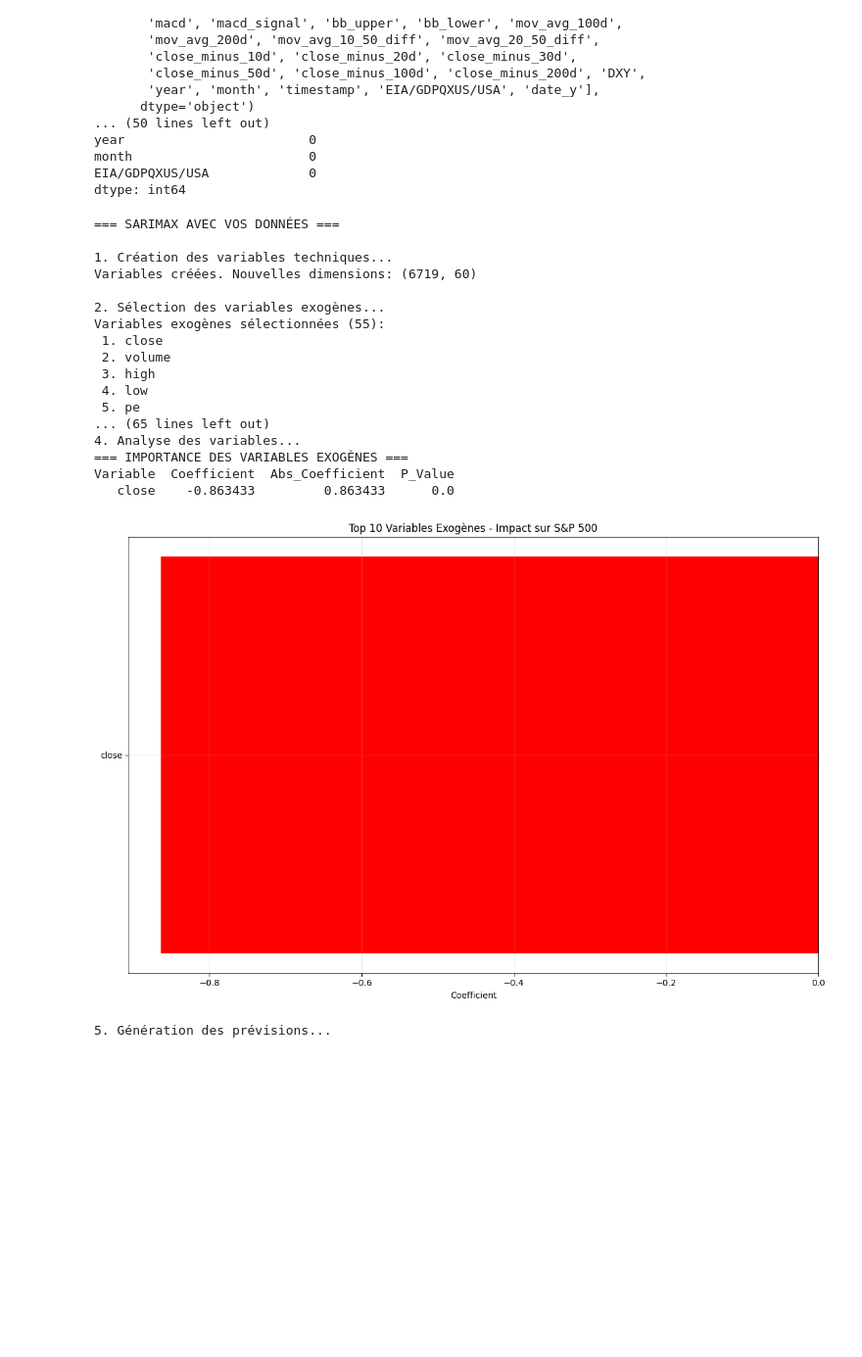
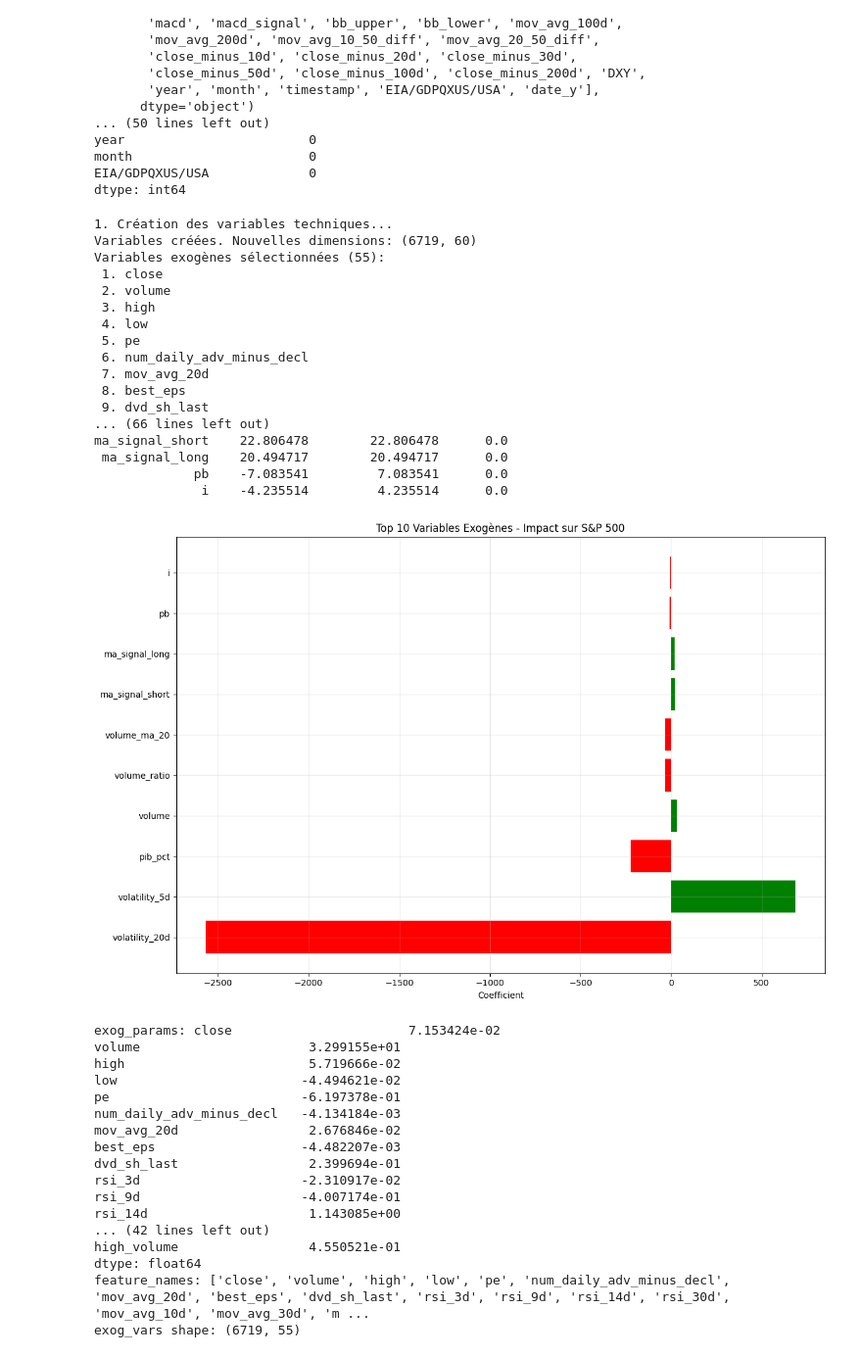
Before and after one commit to Alazuz/bigdata_project, a Jupyter notebook: SARIMAX.ipynb, the cells around one changed output. Shown at 98% size. Drawn from its saved outputs; the diff is of its cells as text; code cells hidden in the pictures; blank space fills up the shorter version.

Commit message:
SARIMAX

```diff
--- a/SARIMAX.ipynb
+++ b/SARIMAX.ipynb
@@ -286,7 +286,7 @@ class SP500SARIMAXForecaster:
             print(f"Erreur lors de la prévision: {e}")
             return None, None
 
-    def plot_forecast(self, target_column='close', n_periods=10, figsize=(15, 8)):
+    def plot_forecast(self, target_column='cible', n_periods=10, figsize=(15, 8)):
         """
         Visualise les prévisions SARIMAX
         """
@@ -340,7 +340,8 @@ class SP500SARIMAXForecaster:
 
         # Coefficients des variables exogènes
         params = self.fitted_model.params
-        exog_params = params[params.index.str.contains('x')]  # Variables exogènes sont préfixées 'x'
+        # Prendre tous les coefficients qui sont dans feature_names
+        exog_params = params[params.index.isin(self.feature_names)]
 
         if len(exog_params) > 0:
             # Créer un DataFrame avec les coefficients
@@ -365,6 +366,9 @@ class SP500SARIMAXForecaster:
             plt.grid(True, alpha=0.3)
             plt.tight_layout()
             plt.show()
+            print("exog_params:", exog_params)
+            print("feature_names:", self.feature_names)
+            print("exog_vars shape:", self.exog_vars.shape)
 
             return importance_df
         else:
@@ -404,6 +408,32 @@ if fitted_model:
     # 5. Générer des prévisions
     forecast, conf_int = forecaster.plot_forecast(target_column='cible', n_periods=10)
 
+    # Extraire les 30 dernières valeurs observées
+    last_30 = forecaster.data['cible'].dropna()[-20:]
+
+    # Créer les dates futures (si pas déjà fait)
+    last_date = last_30.index[-1]
+    future_dates = pd.bdate_range(start=last_date + pd.Timedelta(days=1), periods=len(forecast))
+
+    # Concaténer les valeurs et les dates pour un seul plot si besoin
+    all_values = pd.concat([last_30, pd.Series(forecast.values, index=future_dates)])
+    all_dates = all_values.index
+
+    plt.figure(figsize=(12, 6))
+    plt.plot(last_30.index, last_30.values, label='Observé (30 derniers jours)', color='blue', marker='o')
+    plt.plot(future_dates, forecast.values, label='Prévision (10 jours)', color='red', marker='o')
+    plt.fill_between(future_dates, conf_int.iloc[:, 0], conf_int.iloc[:, 1], color='red', alpha=0.2, label='IC 95%')
+    plt.title("S&P 500 - 30 dernières valeurs et 10 prévisions SARIMAX")
+    plt.xlabel("Date")
+    plt.ylabel("S&P 500")
+    plt.legend()
+    plt.grid(alpha=0.3)
+    plt.xticks(rotation=45)
+    plt.tight_layout()
+    plt.show()
+
+# ...existing code...
+
     # 6. Résumé du modèle
     print("\n6. Résumé du modèle:")
     print(forecaster.summary())
@@ -424,42 +454,58 @@ if fitted_model:
     print(f"Date: {last_date.strftime('%Y-%m-%d')}\n")
 
     print("Prédictions pour les 10 prochains jours:")
     print("-" * 60)
     for i in range(len(forecast)):
         date = future_dates[i]
         price = forecast.iloc[i]
         lower = conf_int.iloc[i, 0]
         upper = conf_int.iloc[i, 1]
 
         print(f"{date.strftime('%Y-%m-%d')} | Prix: {price:7.2f} | IC 95%: [{lower:7.2f}, {upper:7.2f}]")
 
     # Variation attendue J+1
     change = forecast.iloc[0] - forecaster.data['cible'].iloc[-1]
     change_pct = (change / forecaster.data['cible'].iloc[-1]) * 100
 
     print("\n" + "=" * 60)
     print(f"💡 PRÉDICTION POUR DEMAIN:")
     print(f"   Prix prédit: {forecast.iloc[0]:.2f}")
     print(f"   Variation:   {change:+.2f} ({change_pct:+.2f}%)")
     print("=" * 60)
 # %% [output]
-=== SARIMAX AVEC VOS DONNÉES ===
-
 1. Création des variables techniques...
 Variables créées. Nouvelles dimensions: (6719, 60)
-
-2. Sélection des variables exogènes...
 Variables exogènes sélectionnées (55):
  1. close
  2. volume
  3. high
  4. low
  5. pe
-... (65 lines left out)
-4. Analyse des variables...
-=== IMPORTANCE DES VARIABLES EXOGÈNES ===
-Variable  Coefficient  Abs_Coefficient  P_Value
-   close    -0.863433         0.863433      0.0
+ 6. num_daily_adv_minus_decl
+ 7. mov_avg_20d
+ 8. best_eps
+ 9. dvd_sh_last
+... (66 lines left out)
+ma_signal_short    22.806478        22.806478      0.0
+ ma_signal_long    20.494717        20.494717      0.0
+             pb    -7.083541         7.083541      0.0
+              i    -4.235514         4.235514      0.0
-[figure, old version]
+[figure, new version]
-5. Génération des prévisions...
+exog_params: close                       7.153424e-02
+volume                      3.299155e+01
+high                        5.719666e-02
+low                        -4.494621e-02
+pe                         -6.197378e-01
+num_daily_adv_minus_decl   -4.134184e-03
+mov_avg_20d                 2.676846e-02
+best_eps                   -4.482207e-03
+dvd_sh_last                 2.399694e-01
+rsi_3d                     -2.310917e-02
+rsi_9d                     -4.007174e-01
+rsi_14d                     1.143085e+00
+... (42 lines left out)
+high_volume                 4.550521e-01
+dtype: float64
+feature_names: ['close', 'volume', 'high', 'low', 'pe', 'num_daily_adv_minus_decl', 'mov_avg_20d', 'best_eps', 'dvd_sh_last', 'rsi_3d', 'rsi_9d', 'rsi_14d', 'rsi_30d', 'mov_avg_10d', 'mov_avg_30d', 'm ...
+exog_vars shape: (6719, 55)
 [figure]
```
Also changed, not shown: parts of 1 cell of this notebook.
